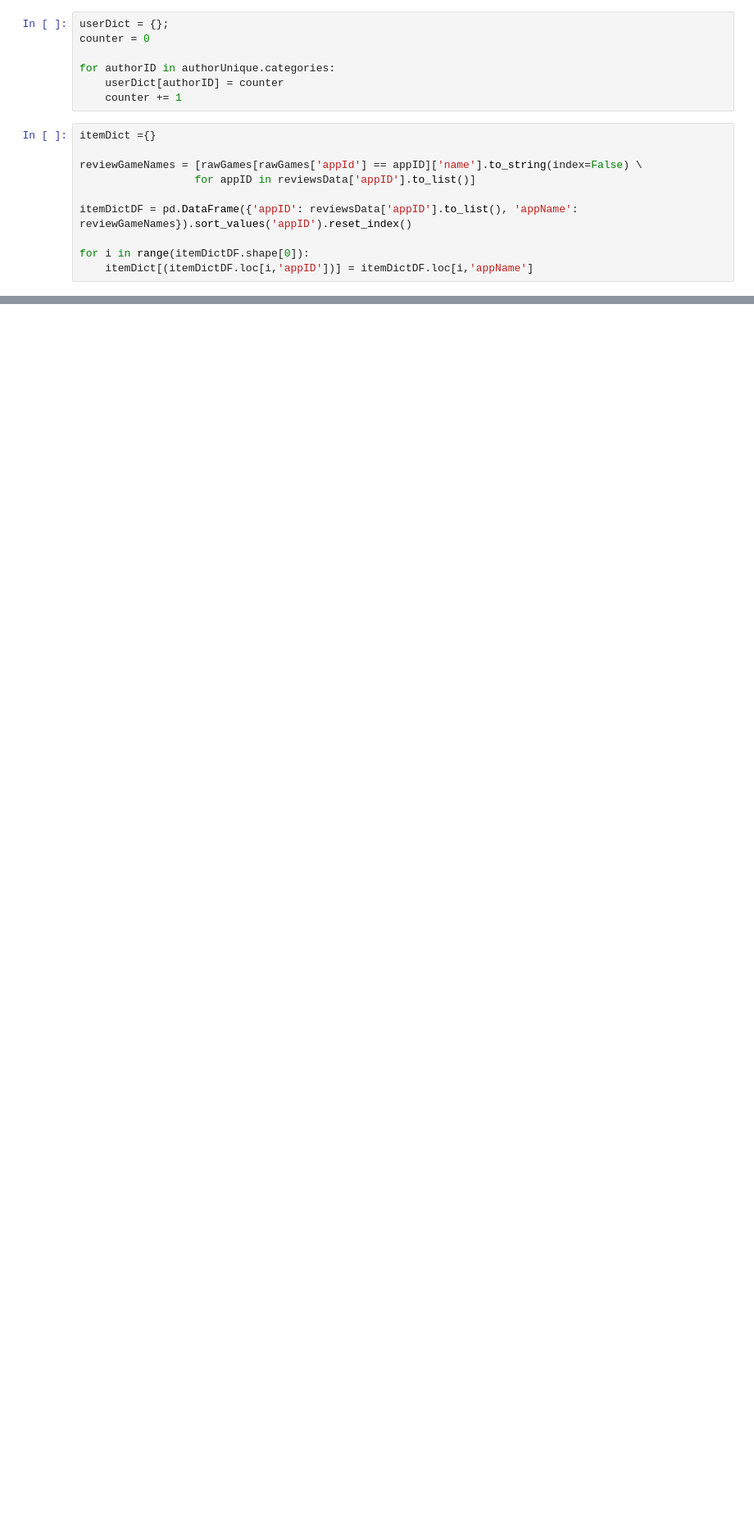
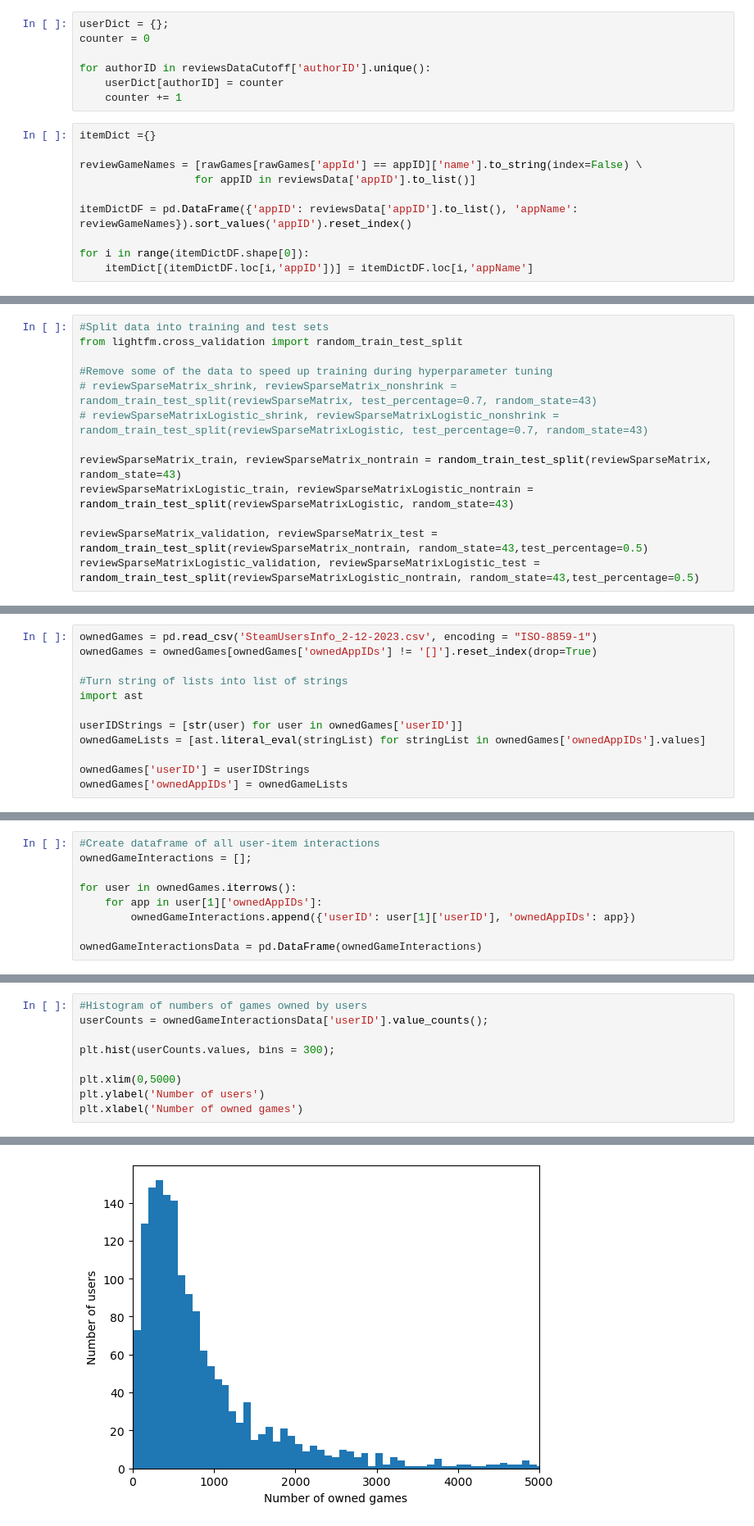
Before and after one commit to isam7/SteamScraping, a Jupyter notebook: Steam Data Analysis.ipynb, the cells around one changed output, grey strips where cells are left out. Shown: that part at 82% size. Saved outputs shown, nothing was run; the diff lists cells and outputs as text; blank space fills up the shorter version.

```diff
--- a/Steam Data Analysis.ipynb
+++ b/Steam Data Analysis.ipynb
@@ -852,7 +972,7 @@ reviewSparseMatrix.shape
 userDict = {};
 counter = 0
 
-for authorID in authorUnique.categories:
+for authorID in reviewsDataCutoff['authorID'].unique():
     userDict[authorID] = counter
     counter += 1
 # %%
@@ -873,0 +988,13 @@ reviewSparseMatrixLogistic_train, reviewSparseMatrixLogistic_test = random_train
+# %%
+#Split data into training and test sets
+from lightfm.cross_validation import random_train_test_split
+
+#Remove some of the data to speed up training during hyperparameter tuning
+# reviewSparseMatrix_shrink, reviewSparseMatrix_nonshrink = random_train_test_split(reviewSparseMatrix, test_percentage=0.7, random_state=43)
+# reviewSparseMatrixLogistic_shrink, reviewSparseMatrixLogistic_nonshrink = random_train_test_split(reviewSparseMatrixLogistic, test_percentage=0.7, random_state=43)
+
+reviewSparseMatrix_train, reviewSparseMatrix_nontrain = random_train_test_split(reviewSparseMatrix, random_state=43)
+reviewSparseMatrixLogistic_train, reviewSparseMatrixLogistic_nontrain = random_train_test_split(reviewSparseMatrixLogistic, random_state=43)
+
+reviewSparseMatrix_validation, reviewSparseMatrix_test = random_train_test_split(reviewSparseMatrix_nontrain, random_state=43,test_percentage=0.5)
+reviewSparseMatrixLogistic_validation, reviewSparseMatrixLogistic_test = random_train_test_split(reviewSparseMatrixLogistic_nontrain, random_state=43,test_percentage=0.5)
@@ -1107,0 +1676,12 @@ app_ID.values[0]
+# %%
+ownedGames = pd.read_csv('SteamUsersInfo_2-12-2023.csv', encoding = "ISO-8859-1")
+ownedGames = ownedGames[ownedGames['ownedAppIDs'] != '[]'].reset_index(drop=True)
+
+#Turn string of lists into list of strings
+import ast
+
+userIDStrings = [str(user) for user in ownedGames['userID']]
+ownedGameLists = [ast.literal_eval(stringList) for stringList in ownedGames['ownedAppIDs'].values]
+
+ownedGames['userID'] = userIDStrings
+ownedGames['ownedAppIDs'] = ownedGameLists
@@ -1107,0 +1704,9 @@ app_ID.values[0]
+# %%
+#Create dataframe of all user-item interactions
+ownedGameInteractions = [];
+
+for user in ownedGames.iterrows():
+    for app in user[1]['ownedAppIDs']:
+        ownedGameInteractions.append({'userID': user[1]['userID'], 'ownedAppIDs': app})
+
+ownedGameInteractionsData = pd.DataFrame(ownedGameInteractions)
@@ -1107,0 +1792,10 @@ app_ID.values[0]
+# %%
+#Histogram of numbers of games owned by users
+userCounts = ownedGameInteractionsData['userID'].value_counts();
+
+plt.hist(userCounts.values, bins = 300);
+
+plt.xlim(0,5000)
+plt.ylabel('Number of users')
+plt.xlabel('Number of owned games')
+# %% [output]
@@ -1107,0 +1803 @@ app_ID.values[0]
+[figure, added]
```
Also changed, not shown: parts of 83 cells of this notebook, 1 other file.
